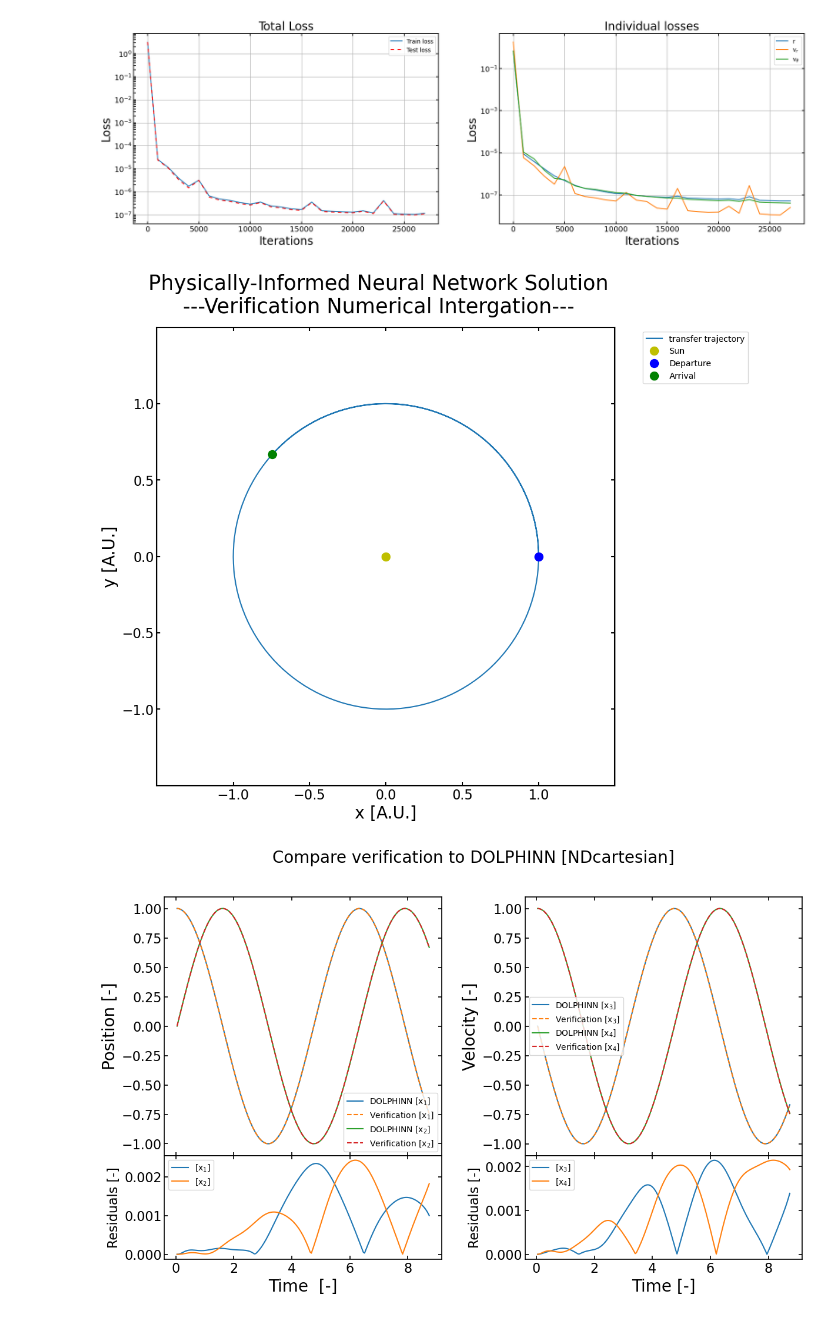
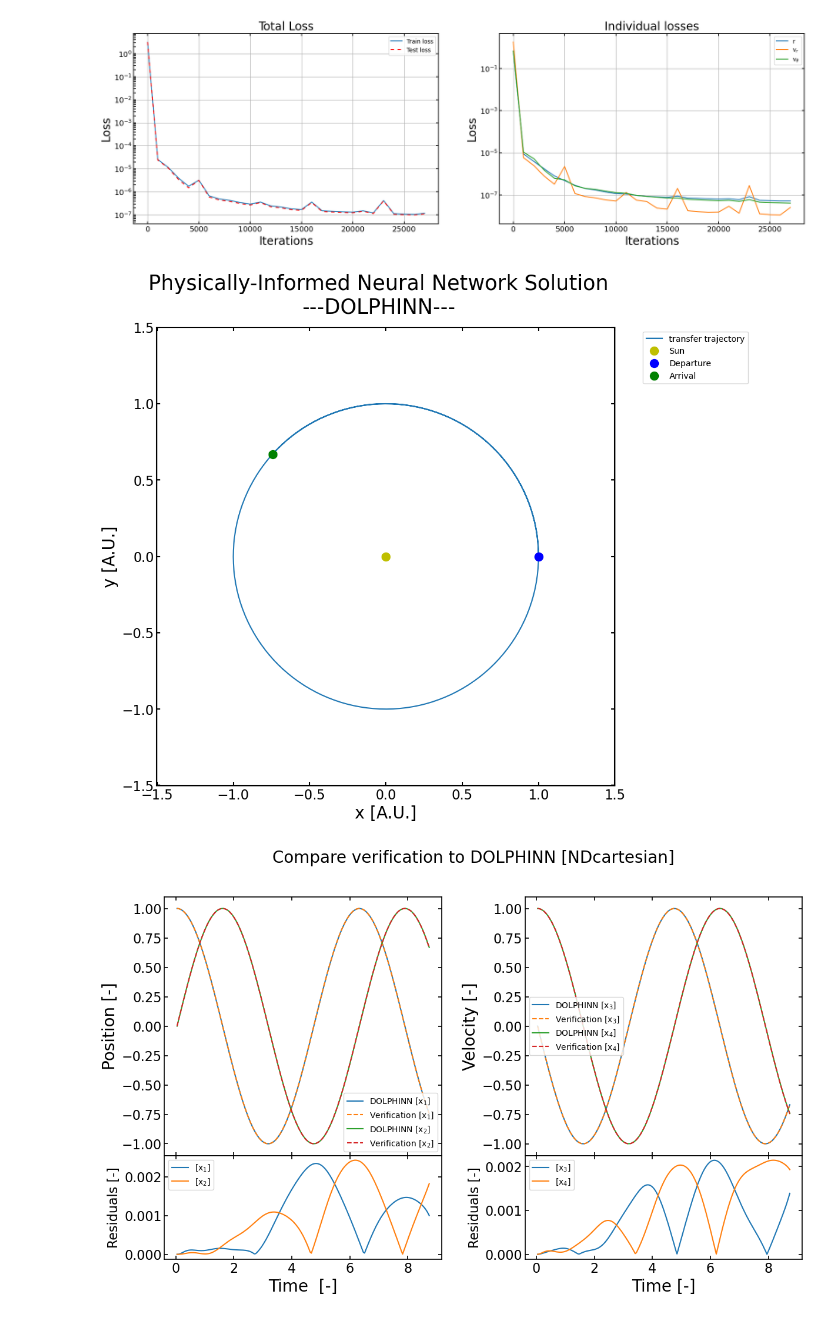
Before and after one commit to thomas7392/DOLPHINN, a Jupyter notebook: Experiments/inspect_dolphinn.ipynb, the cells around one changed output. Drawn from its saved outputs; the diff is of its cells as text; code cells hidden in the pictures.

```diff
--- a/Experiments/inspect_dolphinn.ipynb
+++ b/Experiments/inspect_dolphinn.ipynb
@@ -51,9 +51,9 @@ plotting.plot_loss(problem, objective_zoom = False)
 # %% [output]
 [figure]
 # %%
-plotting.plot_transfer(problem, bench = True, thrust=False, r_start = None, r_target = None)
+plotting.plot_transfer(problem, bench = False, thrust=False, r_start = None, r_target = None)
 # %% [output]
-[figure, old version]
+[figure, new version]
 # %%
 plotting.compare(problem, coordinates = "NDcartesian", log = False)
 # %% [output]
```
Also changed, not shown: 1 other file.
